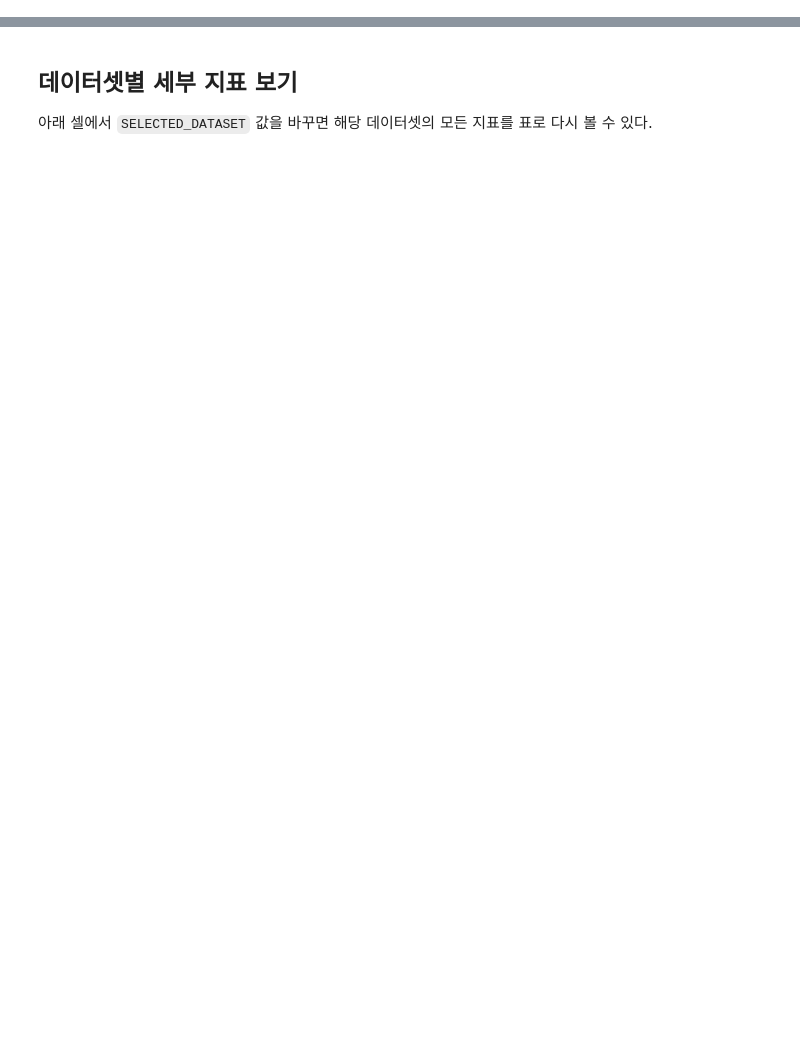
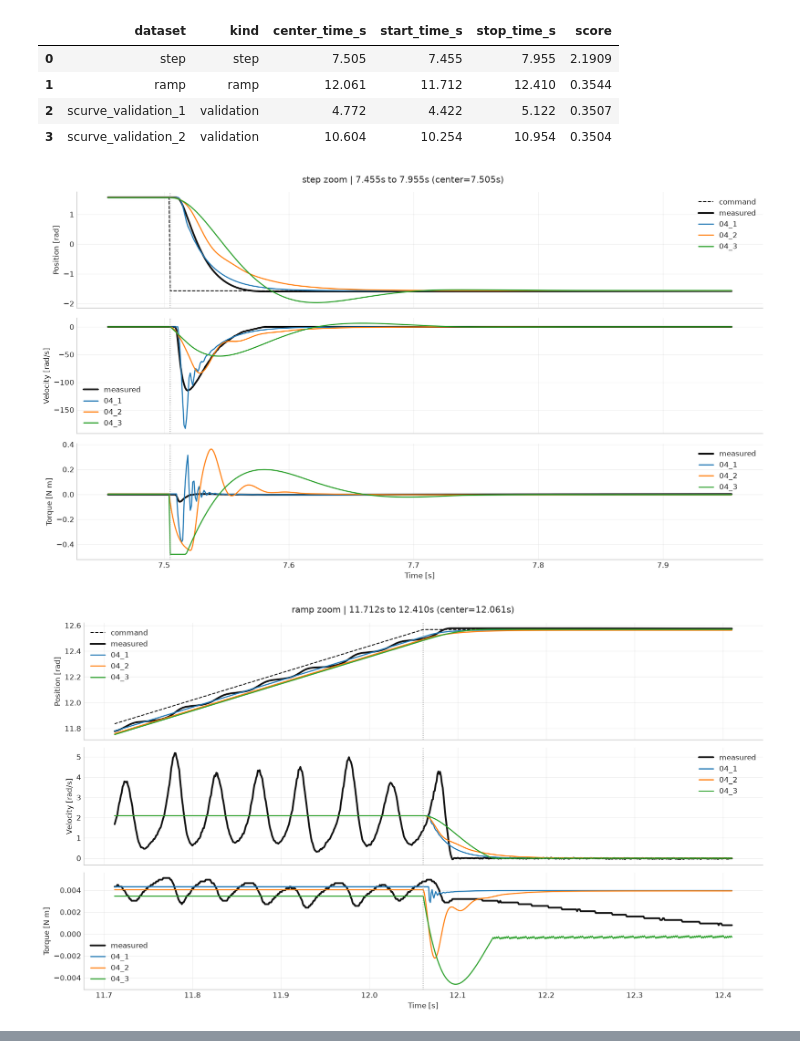
Before and after one commit to ireh21/1-DOF-Servo-Motor-Digital-Twin-in-Newton, a Jupyter notebook: notebooks/05_fitting_comparison.ipynb, the cells around one changed output, grey strips where cells are left out. Cells and saved outputs as stored; diff of their text form; code cells hidden in the pictures; blank space fills up the shorter version.

```diff
--- a/notebooks/05_fitting_comparison.ipynb
+++ b/notebooks/05_fitting_comparison.ipynb
@@ -272,14 +426,0 @@ summary_df
-# %%
-ranking_columns = ["position_nrmse", "velocity_nrmse", "torque_nrmse"]
-dataset_winners = []
-for dataset_name, group in metrics_df.groupby("dataset", sort=True):
-    candidate = group.copy()
-    candidate["aggregate_nrmse"] = candidate[ranking_columns].mean(axis=1)
-    winner = candidate.sort_values("aggregate_nrmse").iloc[0]
-    dataset_winners.append({
-        "dataset": dataset_name,
-        "winner": winner["parameter_label"],
-        "aggregate_nrmse": winner["aggregate_nrmse"],
-    })
-dataset_winners_df = pd.DataFrame(dataset_winners)
-dataset_winners_df
@@ -316,30 +605,70 @@ parameter_table
 # %%
-PLOT_SIGNALS = [
+zoom_windows = [pick_zoom_window(dataset_name) for dataset_name in ZOOM_DATASETS if dataset_name in shared_measurements]
+zoom_windows_df = pd.DataFrame(zoom_windows)[
+    ["dataset", "kind", "center_time_s", "start_time_s", "stop_time_s", "score"]
+]
+display(zoom_windows_df.round(4))
+
+zoom_plot_signals = [
     ("feedback_position", "Position [rad]"),
     ("feedback_velocity", "Velocity [rad/s]"),
     ("feedback_torque", "Torque [N m]"),
 ]
 
-for dataset_name in available_datasets:
+for window in zoom_windows:
+    dataset_name = window["dataset"]
     measurement = shared_measurements[dataset_name]
-    fig, axes = plt.subplots(3, 1, figsize=(14, 9), sharex=True)
-    fig.suptitle(dataset_name)
-    time = measurement["time"]
+    start_idx = window["start_idx"]
+    stop_idx = window["stop_idx"]
+    time_axis = measurement["time"][start_idx:stop_idx]
 
-    for axis, (signal_key, ylabel) in zip(axes, PLOT_SIGNALS):
+    fig, axes = plt.subplots(3, 1, figsize=(14, 8), sharex=True)
+    fig.suptitle(
+        f"{dataset_name} zoom | {window['start_time_s']:.3f}s to {window['stop_time_s']:.3f}s "
+        f"(center={window['center_time_s']:.3f}s)"
+    )
+
+    for axis, (signal_key, ylabel) in zip(axes, zoom_plot_signals):
         if signal_key == "feedback_position":
-            axis.plot(time, measurement["command_position"], color="black", linestyle="--", linewidth=1.2, label="command")
-        axis.plot(time, measurement[signal_key], linewidth=2.0, label="measured")
+            axis.plot(
+                time_axis,
+                measurement["command_position"][start_idx:stop_idx],
+                color="black",
+                linestyle="--",
+                linewidth=1.2,
+                label="command",
+            )
+        axis.plot(
+            time_axis,
+            measurement[signal_key][start_idx:stop_idx],
+            color="#111111",
+            linewidth=2.4,
+            label="measured",
+        )
         for bundle in bundles:
-            parameter_label = bundle["label"]
-            simulation = simulations.get(parameter_label, {}).get(dataset_name)
+            simulation = simulations.get(bundle["label"], {}).get(dataset_name)
             if simulation is None:
                 continue
-            axis.plot(time, simulation[signal_key], linewidth=1.2, label=parameter_label)
+            axis.plot(
+                time_axis,
+                simulation[signal_key][start_idx:stop_idx],
+                color=MODEL_COLORS[bundle["label"]],
+                linewidth=1.5,
+                label=bundle["label"],
+            )
+        axis.axvline(window["center_time_s"], color="0.55", linestyle=":", linewidth=1.0)
         axis.set_ylabel(ylabel)
         axis.grid(True, alpha=0.3)
         axis.legend(loc="best")
 
     axes[-1].set_xlabel("Time [s]")
     plt.tight_layout()
     plt.show()
+# %% [output]
+|  | dataset | kind | center_time_s | start_time_s | stop_time_s | score |
+| 0 | step | step | 7.505 | 7.455 | 7.955 | 2.1909 |
+| 1 | ramp | ramp | 12.061 | 11.712 | 12.410 | 0.3544 |
+| 2 | scurve_validation_1 | validation | 4.772 | 4.422 | 5.122 | 0.3507 |
+| 3 | scurve_validation_2 | validation | 10.604 | 10.254 | 10.954 | 0.3504 |
+[figure, added]
+[figure, added]
@@ -346,4 +676,0 @@ for dataset_name in available_datasets:
-# %% [markdown]
-## 데이터셋별 세부 지표 보기
-
-아래 셀에서 `SELECTED_DATASET` 값을 바꾸면 해당 데이터셋의 모든 지표를 표로 다시 볼 수 있다.
```
Also changed, not shown: parts of 23 cells of this notebook, 27 other files.
